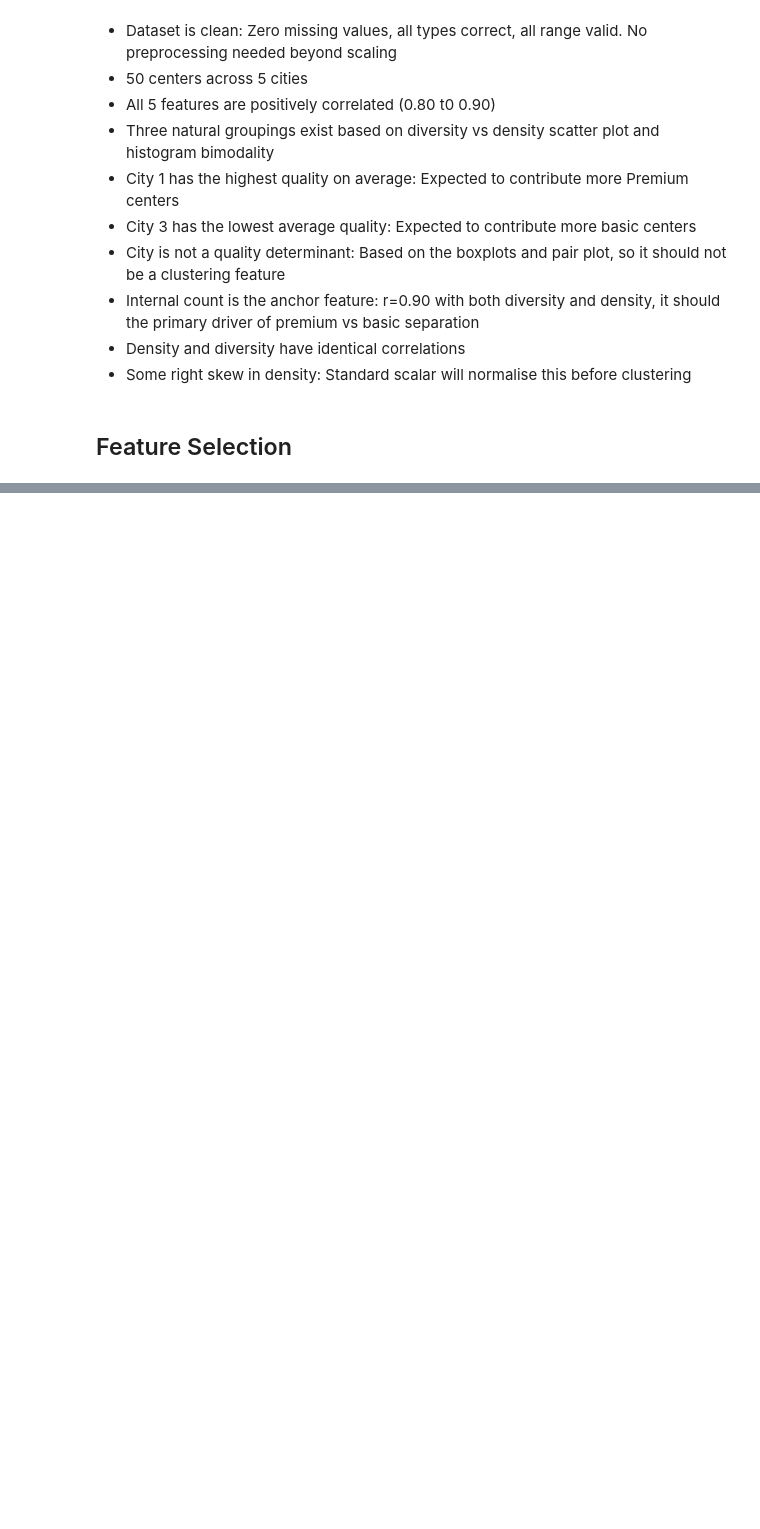
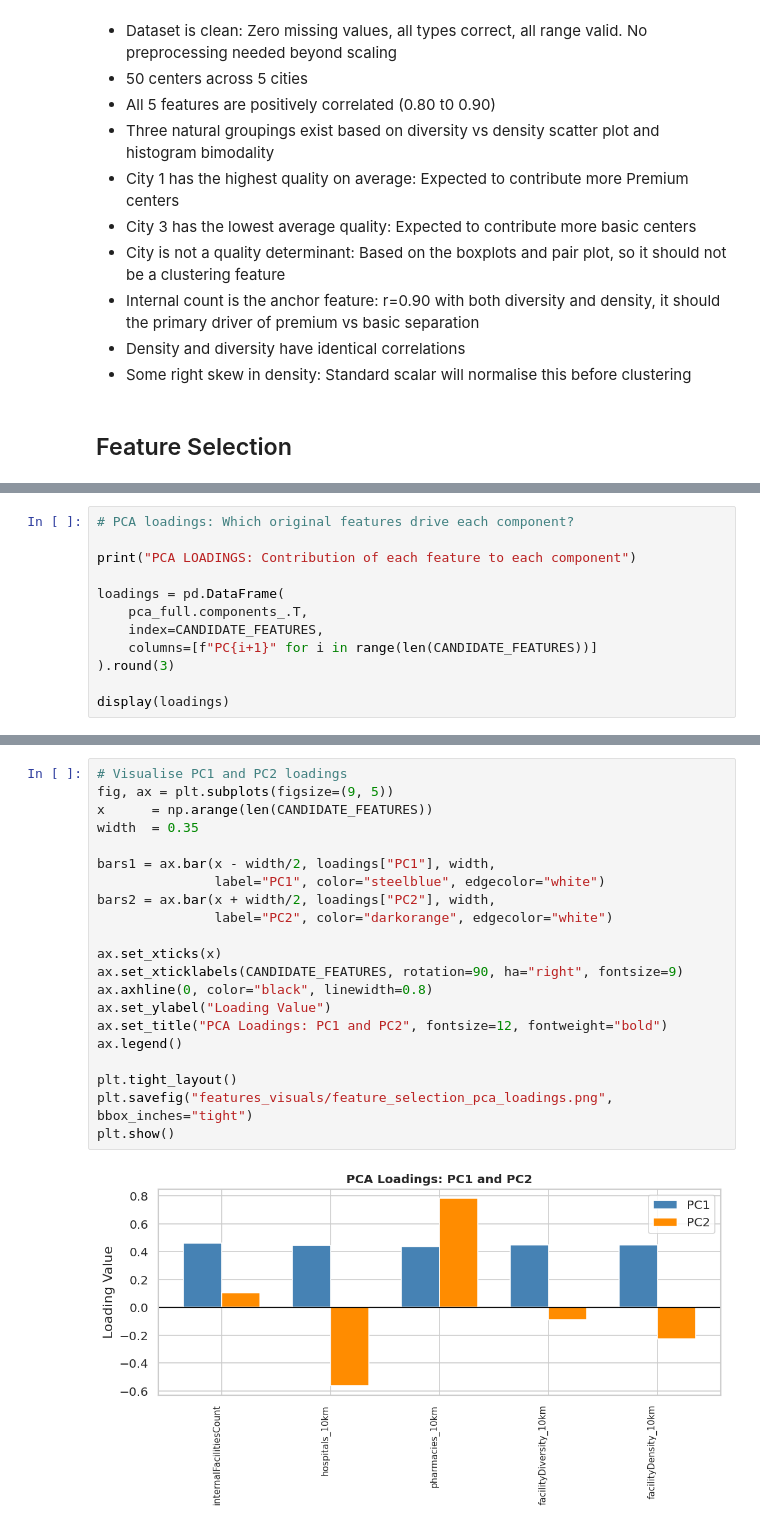
Before and after one commit to thedataboy001/research-center-assignment, a Jupyter notebook: EDA_and_Model.ipynb, the cells around one changed output, grey strips where cells are left out. Saved outputs shown, nothing was run; the diff lists cells and outputs as text; blank space fills up the shorter version.

```diff
--- a/EDA_and_Model.ipynb
+++ b/EDA_and_Model.ipynb
@@ -585,0 +1019,12 @@ CITY-LEVEL FEATURE SUMMARY
+# %%
+# PCA loadings: Which original features drive each component?
+
+print("PCA LOADINGS: Contribution of each feature to each component")
+
+loadings = pd.DataFrame(
+    pca_full.components_.T,
+    index=CANDIDATE_FEATURES,
+    columns=[f"PC{i+1}" for i in range(len(CANDIDATE_FEATURES))]
+).round(3)
+
+display(loadings)
@@ -585,0 +1100,23 @@ CITY-LEVEL FEATURE SUMMARY
+# %%
+# Visualise PC1 and PC2 loadings
+fig, ax = plt.subplots(figsize=(9, 5))
+x      = np.arange(len(CANDIDATE_FEATURES))
+width  = 0.35
+
+bars1 = ax.bar(x - width/2, loadings["PC1"], width,
+               label="PC1", color="steelblue", edgecolor="white")
+bars2 = ax.bar(x + width/2, loadings["PC2"], width,
+               label="PC2", color="darkorange", edgecolor="white")
+
+ax.set_xticks(x)
+ax.set_xticklabels(CANDIDATE_FEATURES, rotation=90, ha="right", fontsize=9)
+ax.axhline(0, color="black", linewidth=0.8)
+ax.set_ylabel("Loading Value")
+ax.set_title("PCA Loadings: PC1 and PC2", fontsize=12, fontweight="bold")
+ax.legend()
+
+plt.tight_layout()
+plt.savefig("features_visuals/feature_selection_pca_loadings.png", bbox_inches="tight")
+plt.show()
+# %% [output]
+[figure, added]
```
Also changed, not shown: parts of 62 cells of this notebook, 55 other files.
